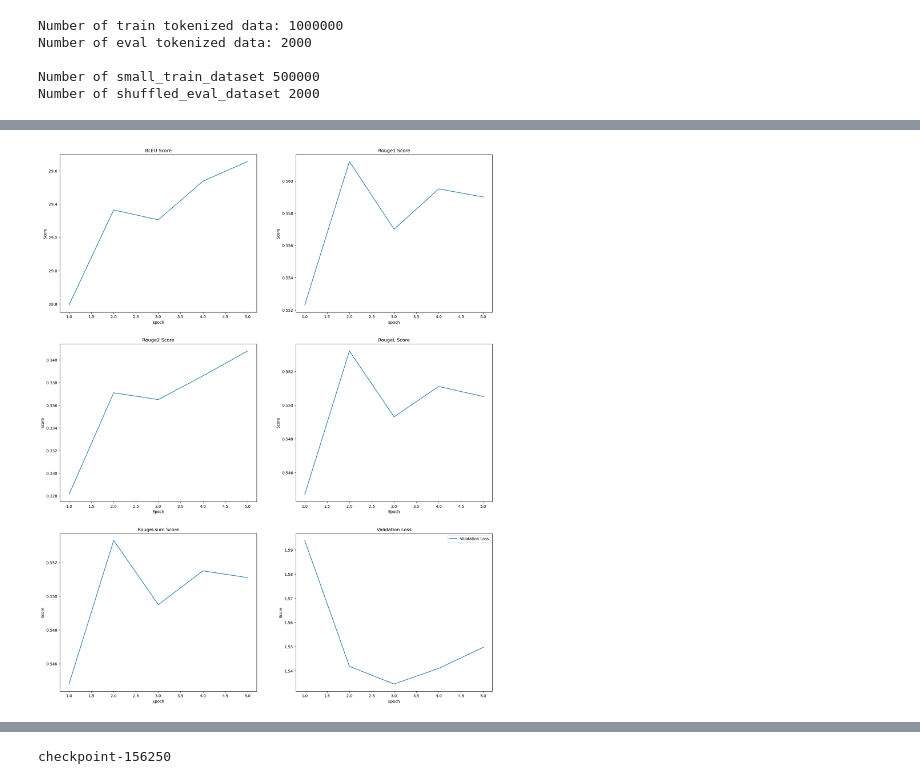
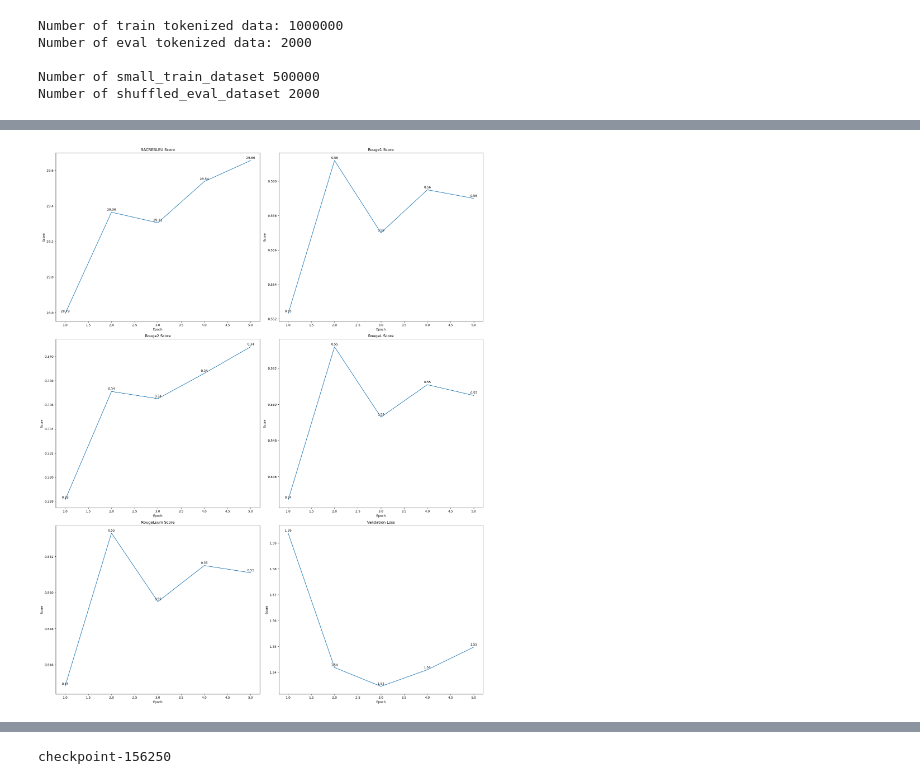
Before and after one commit to StefannusChristian/NLP, a Jupyter notebook: UAS_IBDA3322.ipynb, the cells around one changed output, grey strips where cells are left out. Saved outputs shown, nothing was run; the diff lists cells and outputs as text; code cells hidden in the pictures.

```diff
--- a/UAS_IBDA3322.ipynb
+++ b/UAS_IBDA3322.ipynb
@@ -340,6 +366,22 @@ def compute_metrics(eval_preds):
     result = {k: round(v, 4) for k, v in result.items()}
     return result
 # %%
+# Path to store the results of val_loss, bleu score and rouge score per epoch in a csv file
+TRAINING_RESULTS_DIRECTORY_BASE_PATH = "./training_results/"
+TRAINING_RESULTS_FILENAME = "training_results.csv"
+TRAINING_RESULTS_PATH = os.path.join(TRAINING_RESULTS_DIRECTORY_BASE_PATH, TRAINING_RESULTS_FILENAME)
+
+# Filename to store the model evaluation results like bleu, rouge, and val loss score
+LOG_RESULTS_FILENAME = "log.pkl"
+LOG_RESULTS_PATH = os.path.join(
+    TRAINING_RESULTS_DIRECTORY_BASE_PATH, LOG_RESULTS_FILENAME
+)
+
+print(f"Will save training results csv to {TRAINING_RESULTS_PATH}")
+print(
+    f"Will save log results (log_history, bleu_log, rouge1_log, rouge2_log, rougeL_log, rougeLsum_log, eval_log) to {LOG_RESULTS_PATH}"
+)
+
 if not os.path.exists(TRAINING_RESULTS_PATH):
     os.makedirs(TRAINING_RESULTS_PATH)
 
@@ -354,6 +396,7 @@ if TRAIN:
         compute_metrics=compute_metrics,
     )
     trainer.train()
+
     trainer.save_model(MODEL_PATH)
 
     log_history = pd.DataFrame(trainer.state.log_history)
@@ -373,31 +416,52 @@ else:
     with open(LOG_RESULTS_PATH, "rb") as f:
         log_history, bleu_log, rouge1_log, rouge2_log, rougeL_log, rougeLsum_log, eval_log = pickle.load(f)
 # %%
+# Function to plot subplots and annotate values
 def plot_subplot(ax, position, data, title, xlabel, ylabel):
     plt.subplot(3, 2, position)
     plt.plot(range(1, len(data) + 1), data, label=title)
     plt.title(title)
     plt.xlabel(xlabel)
     plt.ylabel(ylabel)
+    # Annotate values on the plot
+    for i, value in enumerate(data):
+        plt.annotate(
+            f"{value:.2f}",
+            (i + 1, value),
+            textcoords="offset points",
+            xytext=(0, 5),
+            ha="center",
+        )
 
+
+# Read the data from the CSV file
+df = pd.read_csv("training_results/training_results.csv")
+
+# Extracting data from the dataframe
+bleu_log = df["BLEU"].tolist()
+rouge1_log = df["rouge1"].tolist()
+rouge2_log = df["rouge2"].tolist()
+rougeL_log = df["rougeL"].tolist()
+rougeLsum_log = df["rougeLsum"].tolist()
+eval_log = df["validation_loss"].tolist()
 
 fig, ax = plt.subplots(3, 2, figsize=(20, 25))
 
 # Data and titles for subplots
 plots_info = [
-    (1, bleu_log, "BLEU Score"),
+    (1, bleu_log, "SACREBLEU Score"),
     (2, rouge1_log, "Rouge1 Score"),
     (3, rouge2_log, "Rouge2 Score"),
     (4, rougeL_log, "RougeL Score"),
     (5, rougeLsum_log, "RougeLsum Score"),
     (6, eval_log, "Validation Loss"),
 ]
 
 # Plot each subplot using the function
 for position, data, title in plots_info:
     plot_subplot(ax, position, data, title, "Epoch", "Score")
 
-plt.legend()
+plt.tight_layout()
 plt.show()
 # %% [output]
-[figure, old version]
+[figure, new version]
```
Also changed, not shown: parts of 28 cells of this notebook, 14 other files.
